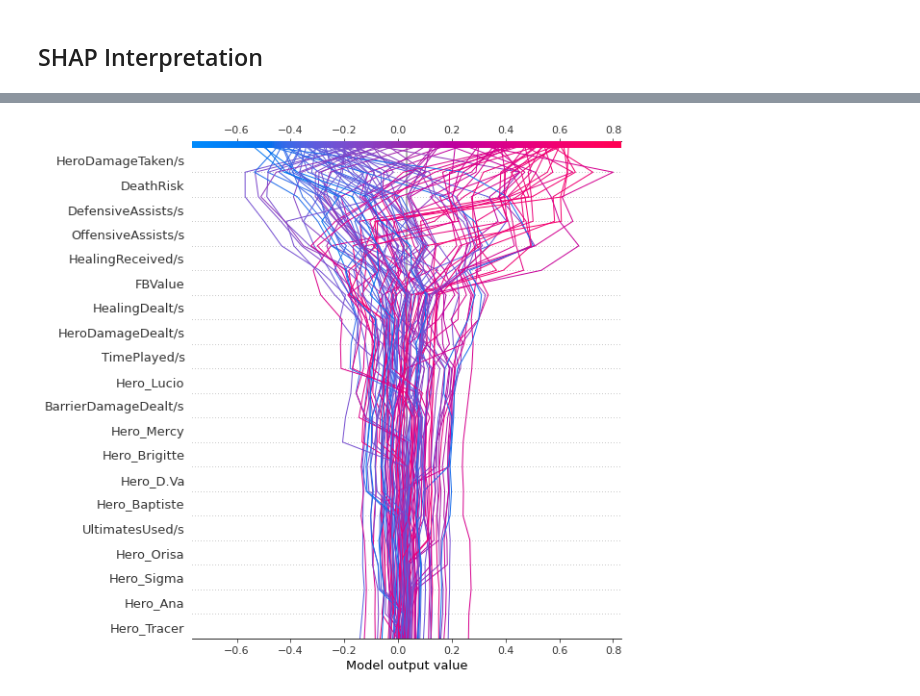
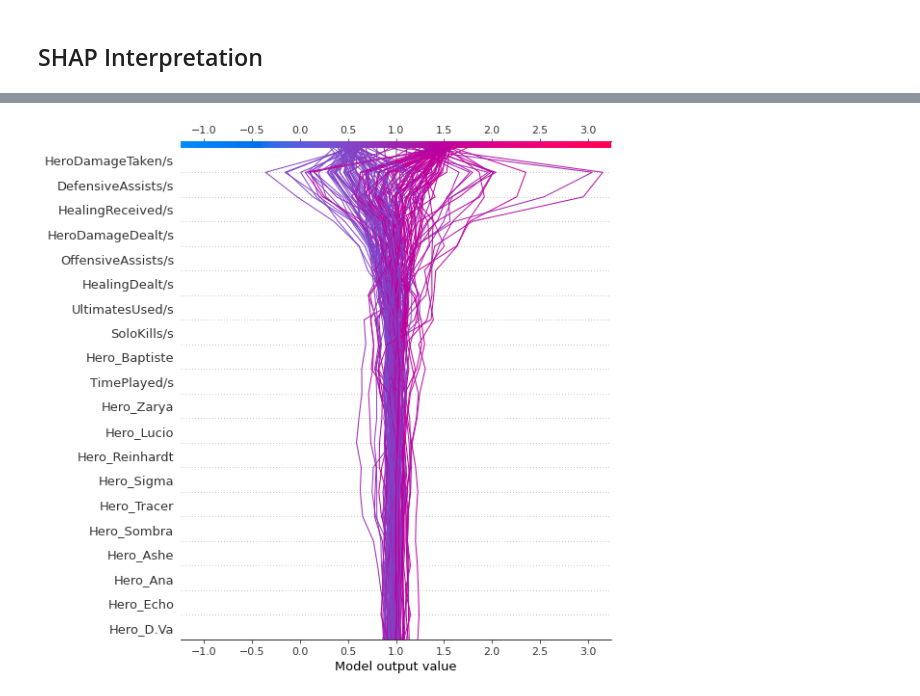
Before and after one commit to yongcheoljeong/stat-win-DNN, a Jupyter notebook: main.ipynb, the cells around one changed output, grey strips where cells are left out. Drawn from its saved outputs; the diff is of its cells as text; code cells hidden in the pictures.

Commit message:
init SHAP

```diff
--- a/main.ipynb
+++ b/main.ipynb
@@ -24,22 +24,32 @@ display(input_df)
 2485322 rows × 77 columns
 # %%
 selected_features = [
-    'TimePlayed/s', 'HeroDamageDealt/s', 'BarrierDamageDealt/s', 'HeroDamageTaken/s', 'HealingDealt/s', 'HealingReceived/s', 'DefensiveAssists/s', 'OffensiveAssists/s', 'FBValue', 'DeathRisk', 'EnvironmentalDeaths/s', 'EnvironmentalKills/s', 'SoloKills/s', 'UltimatesUsed/s'
+    'TimePlayed/s', 'HeroDamageDealt/s', 'BarrierDamageDealt/s', 'HeroDamageTaken/s', 'HealingDealt/s', 'HealingReceived/s', 'DefensiveAssists/s', 'OffensiveAssists/s', 'EnvironmentalDeaths/s', 'EnvironmentalKills/s', 'SoloKills/s', 'UltimatesUsed/s'
 ]
 # %%
 df_init = input_df[input_df['TF_order'].notna()]
-df_init['IsTFWinner'] = df_init['Team'] == df_init['TF_winner']
+df_init['IsTFWinner'] = df_init['Team'] == df_init['TF_winner'] # TF_winner
+df_init['IsMapWinner'] = df_init['Team'] == df_init['MapWinner'] # Map_winner
+target_flag = 'Teamfight' # Map or Teamfight
+
+if target_flag == 'Map':
+    grouping_index = ['MatchId', 'num_map', 'Map', 'Team']
+    target = 'IsMapWinner'
+elif target_flag == 'Teamfight':
+    grouping_index = ['MatchId', 'num_map', 'Map', 'Section', 'TF_order', 'Team']
+    target = 'IsTFWinner'
+
 df_init['HeroComp'] = df_init['Hero']
 df_init = pd.get_dummies(data=df_init, columns=['HeroComp'], prefix='Hero')
-df_X = df_init.groupby(['MatchId', 'num_map', 'Map', 'Section', 'TF_order', 'Team', 'Player', 'Hero'])[selected_features + [x for x in df_init.columns if x.startswith('Hero_')] + ['IsTFWinner']].sum()
+df_X = df_init.groupby(grouping_index)[selected_features + [x for x in df_init.columns if x.startswith('Hero_')] + [target]].sum()
 df_X = df_X[df_X['TimePlayed/s'] != 0]
-df_X.loc[df_X['IsTFWinner'] != 0, 'IsTFWinner'] = 1
+df_X.loc[df_X[target] != 0, target] = 1
 hero_col = [x for x in df_X.columns if x.startswith('Hero_')]
 for col in hero_col:
     df_X.loc[df_X[col] != 0, col] = 1
 
-df_y = df_X['IsTFWinner']
-df_X = df_X.drop('IsTFWinner', axis=1)
+df_y = df_X[target]
+df_X = df_X.drop(target, axis=1)
 
 display(df_X)
 display(df_y)
@@ -118,5 +132,6 @@ Non-trainable params: 0
 _________________________________________________________________
 <tensorflow.python.keras.engine.sequential.Sequential at 0x...>
 # %%
-dnn.train_model(num_epoch=30000, batch_size=5000, patience=500)
+dnn.train_model(num_epoch=30000, batch_size=5000, patience=300, verbose=0)
+dnn.model.evaluate(dnn.X_test, dnn.y_test, batch_size=3000, verbose=0)
 # %% [output]
@@ -148,11 +164,11 @@ import shap
 shap.initjs()
 
 # explain the model
-explainer = shap.GradientExplainer(dnn.model, dnn.X_train[:100])
-shap_values = explainer.shap_values(dnn.X_train[:100])
+explainer = shap.GradientExplainer(dnn.model, dnn.X_train)
+shap_values = explainer.shap_values(dnn.X_train)
 
 # plot
 # shap.summary_plot(shap_values, dnn.X_test, feature_names=feature_names)
-shap.summary_plot(shap_values[0], dnn.X_train[:100], feature_names=feature_names)
+shap.summary_plot(shap_values[0], dnn.X_train, feature_names=feature_names)
 # %% [output]
 [interactive output not drawn]
@@ -160,5 +176,5 @@ shap.summary_plot(shap_values[0], dnn.X_train[:100], feature_names=feature_names
 # %%
-y_hat = dnn.model.predict(dnn.X_train)
-shap.decision_plot(y_hat[0], shap_values[0], feature_names)
+y_hat = dnn.model.predict(dnn.X_train[:150])
+shap.decision_plot(y_hat[0], shap_values[0][:150], feature_names)
 # %% [output]
-[figure, old version]
+[figure, new version]
```
Also changed, not shown: parts of 7 cells of this notebook, 1 other file.
